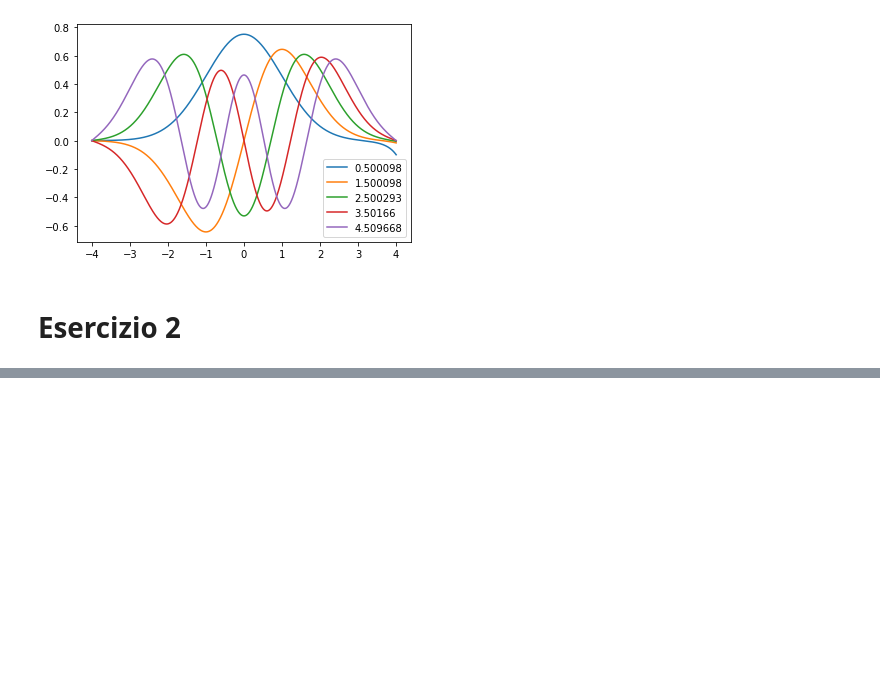
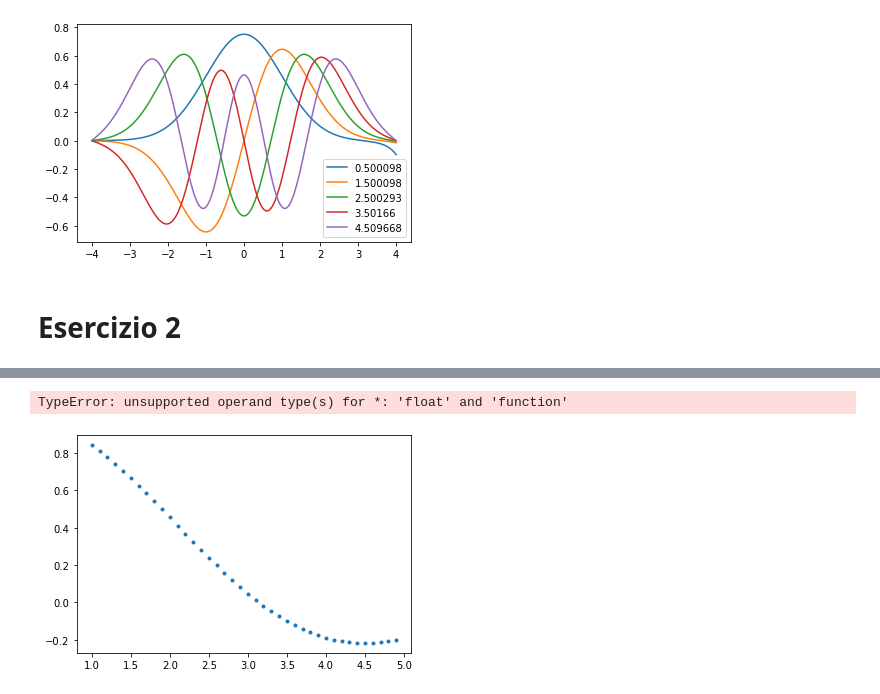
Before and after one commit to MauroMarcon/Computational_physics, a Jupyter notebook: first_exercise/code_examples.ipynb, the cells around one changed output, grey strips where cells are left out. Drawn from its saved outputs; the diff is of its cells as text; code cells hidden in the pictures; blank space fills up the shorter version.

Commit message:
bessel

```diff
--- a/first_exercise/code_examples.ipynb
+++ b/first_exercise/code_examples.ipynb
@@ -140,0 +191,11 @@ plt.legend()
+# %%
+def bessel(N):
+    N=N+1
+    j=list(range(N))
+    j[0]=lambda x : np.sin(x)/x
+    for l in range(1,N):
+        if l == 1:
+            j[l] = lambda x : (2*l+1)/x * j[l-1] - np.cos(x)/x
+        else:
+            j[l] = lambda x : (2*l+1)/x * j[l-1] - j[l-2]
+    return j
@@ -140,0 +206,9 @@ plt.legend()
+# %%
+N=4
+j=bessel(N)
+x=np.arange(1,5,0.1)
+for i in range(N):
+    plt.plot(x,j[i](x),'.')
+# %% [output]
+TypeError: unsupported operand type(s) for *: 'float' and 'function'
+[figure, added]
```
Also changed, not shown: parts of 10 cells of this notebook.
